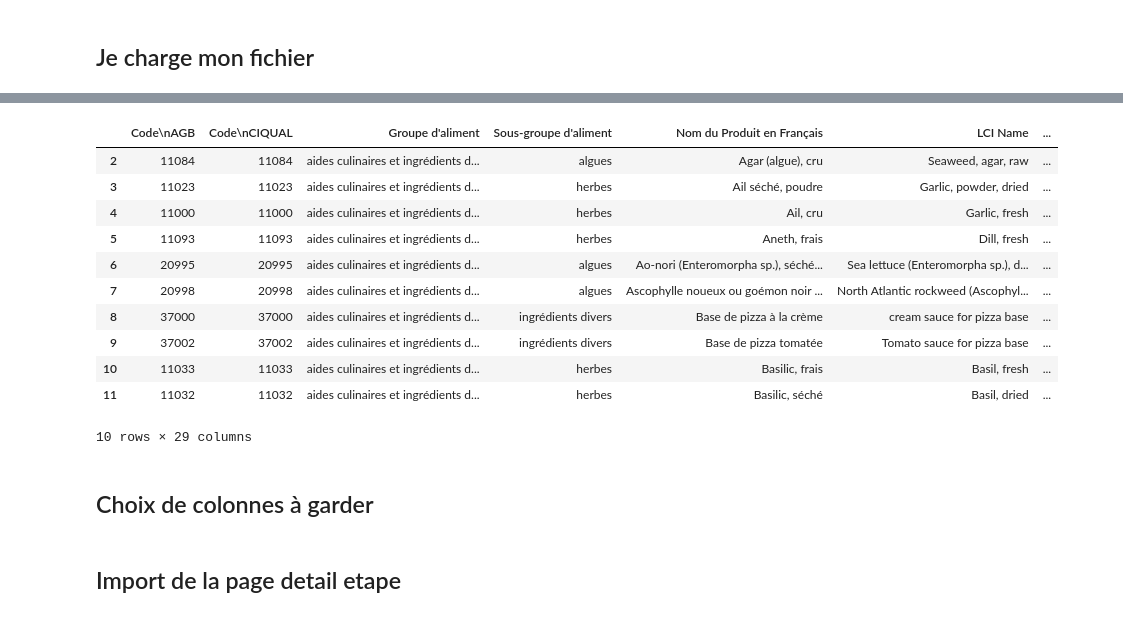
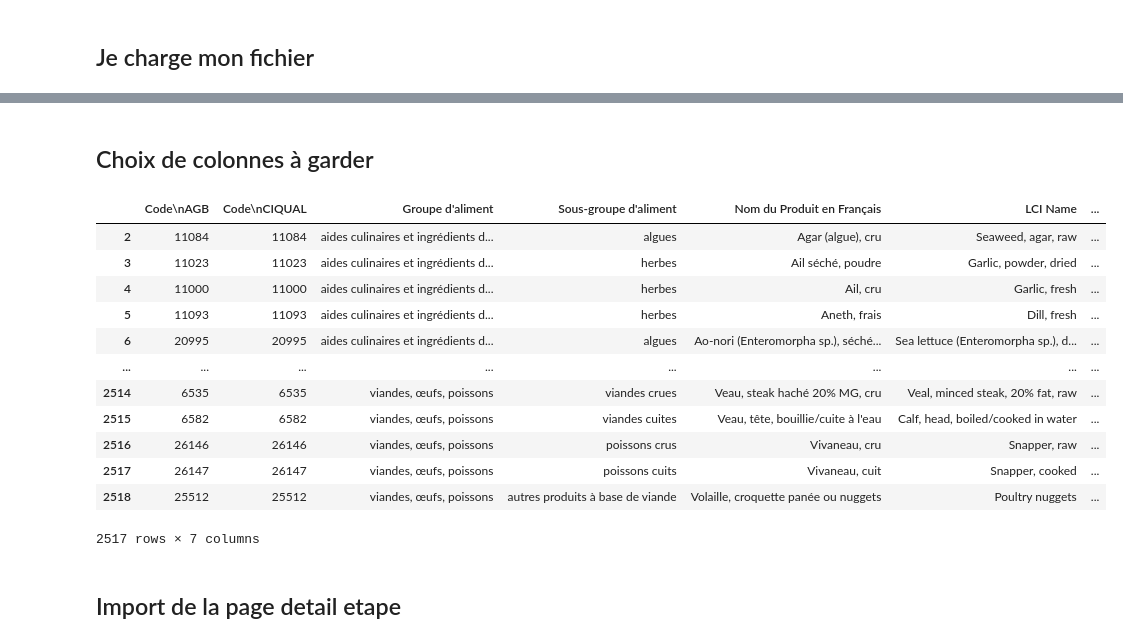
Before and after one commit to Eiji64/Projet_COok, a Jupyter notebook: NettoyageCOok.ipynb, the cells around one changed output, grey strips where cells are left out. Cells and saved outputs as stored; diff of their text form; code cells hidden in the pictures.

```diff
--- a/NettoyageCOok.ipynb
+++ b/NettoyageCOok.ipynb
@@ -85,16 +69,0 @@ df.head(10)
-# %%
-df2 = df.drop([1])
-df2.head(10)
-# %% [output]
-|  | Code\nAGB | Code\nCIQUAL | Groupe d'aliment | Sous-groupe d'aliment | Nom du Produit en Français | LCI Name | ... |
-| 2 | 11084 | 11084 | aides culinaires et ingrédients d... | algues | Agar (algue), cru | Seaweed, agar, raw | ... |
-| 3 | 11023 | 11023 | aides culinaires et ingrédients d... | herbes | Ail séché, poudre | Garlic, powder, dried | ... |
-| 4 | 11000 | 11000 | aides culinaires et ingrédients d... | herbes | Ail, cru | Garlic, fresh | ... |
-| 5 | 11093 | 11093 | aides culinaires et ingrédients d... | herbes | Aneth, frais | Dill, fresh | ... |
-| 6 | 20995 | 20995 | aides culinaires et ingrédients d... | algues | Ao-nori (Enteromorpha sp.), séché... | Sea lettuce (Enteromorpha sp.), d... | ... |
-| 7 | 20998 | 20998 | aides culinaires et ingrédients d... | algues | Ascophylle noueux ou goémon noir ... | North Atlantic rockweed (Ascophyl... | ... |
-| 8 | 37000 | 37000 | aides culinaires et ingrédients d... | ingrédients divers | Base de pizza à la crème | cream sauce for pizza base | ... |
-| 9 | 37002 | 37002 | aides culinaires et ingrédients d... | ingrédients divers | Base de pizza tomatée | Tomato sauce for pizza base | ... |
-| 10 | 11033 | 11033 | aides culinaires et ingrédients d... | herbes | Basilic, frais | Basil, fresh | ... |
-| 11 | 11032 | 11032 | aides culinaires et ingrédients d... | herbes | Basilic, séché | Basil, dried | ... |
-10 rows × 29 columns
@@ -109,6 +80,22 @@ colonnes_synthese_conservees = ['Code\nAGB',
  'LCI Name','kg CO2 eq/kg de produit']
 
 df_synthese = df2[colonnes_synthese_conservees].copy()
+# %%
+df_synthese
+# %% [output]
+|  | Code\nAGB | Code\nCIQUAL | Groupe d'aliment | Sous-groupe d'aliment | Nom du Produit en Français | LCI Name | ... |
+| 2 | 11084 | 11084 | aides culinaires et ingrédients d... | algues | Agar (algue), cru | Seaweed, agar, raw | ... |
+| 3 | 11023 | 11023 | aides culinaires et ingrédients d... | herbes | Ail séché, poudre | Garlic, powder, dried | ... |
+| 4 | 11000 | 11000 | aides culinaires et ingrédients d... | herbes | Ail, cru | Garlic, fresh | ... |
+| 5 | 11093 | 11093 | aides culinaires et ingrédients d... | herbes | Aneth, frais | Dill, fresh | ... |
+| 6 | 20995 | 20995 | aides culinaires et ingrédients d... | algues | Ao-nori (Enteromorpha sp.), séché... | Sea lettuce (Enteromorpha sp.), d... | ... |
+| ... | ... | ... | ... | ... | ... | ... | ... |
+| 2514 | 6535 | 6535 | viandes, œufs, poissons | viandes crues | Veau, steak haché 20% MG, cru | Veal, minced steak, 20% fat, raw | ... |
+| 2515 | 6582 | 6582 | viandes, œufs, poissons | viandes cuites | Veau, tête, bouillie/cuite à l'eau | Calf, head, boiled/cooked in water | ... |
+| 2516 | 26146 | 26146 | viandes, œufs, poissons | poissons crus | Vivaneau, cru | Snapper, raw | ... |
+| 2517 | 26147 | 26147 | viandes, œufs, poissons | poissons cuits | Vivaneau, cuit | Snapper, cooked | ... |
+| 2518 | 25512 | 25512 | viandes, œufs, poissons | autres produits à base de viande | Volaille, croquette panée ou nuggets | Poultry nuggets | ... |
+2517 rows × 7 columns
 # %%
 df_synthese.to_csv('datas/page_synthese.csv')
 # %% [markdown]
```
Also changed, not shown: parts of 9 cells of this notebook, 1 other file.
